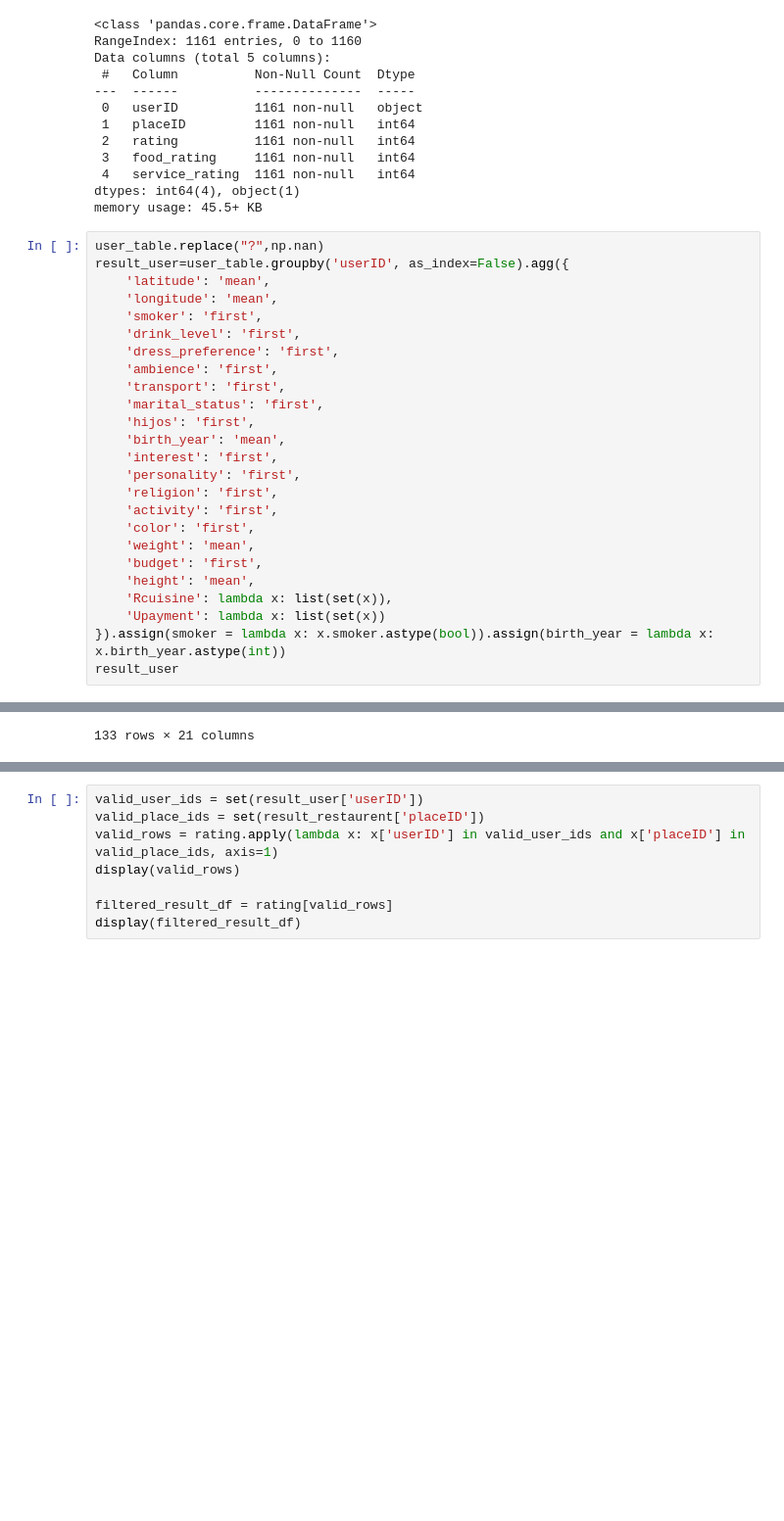
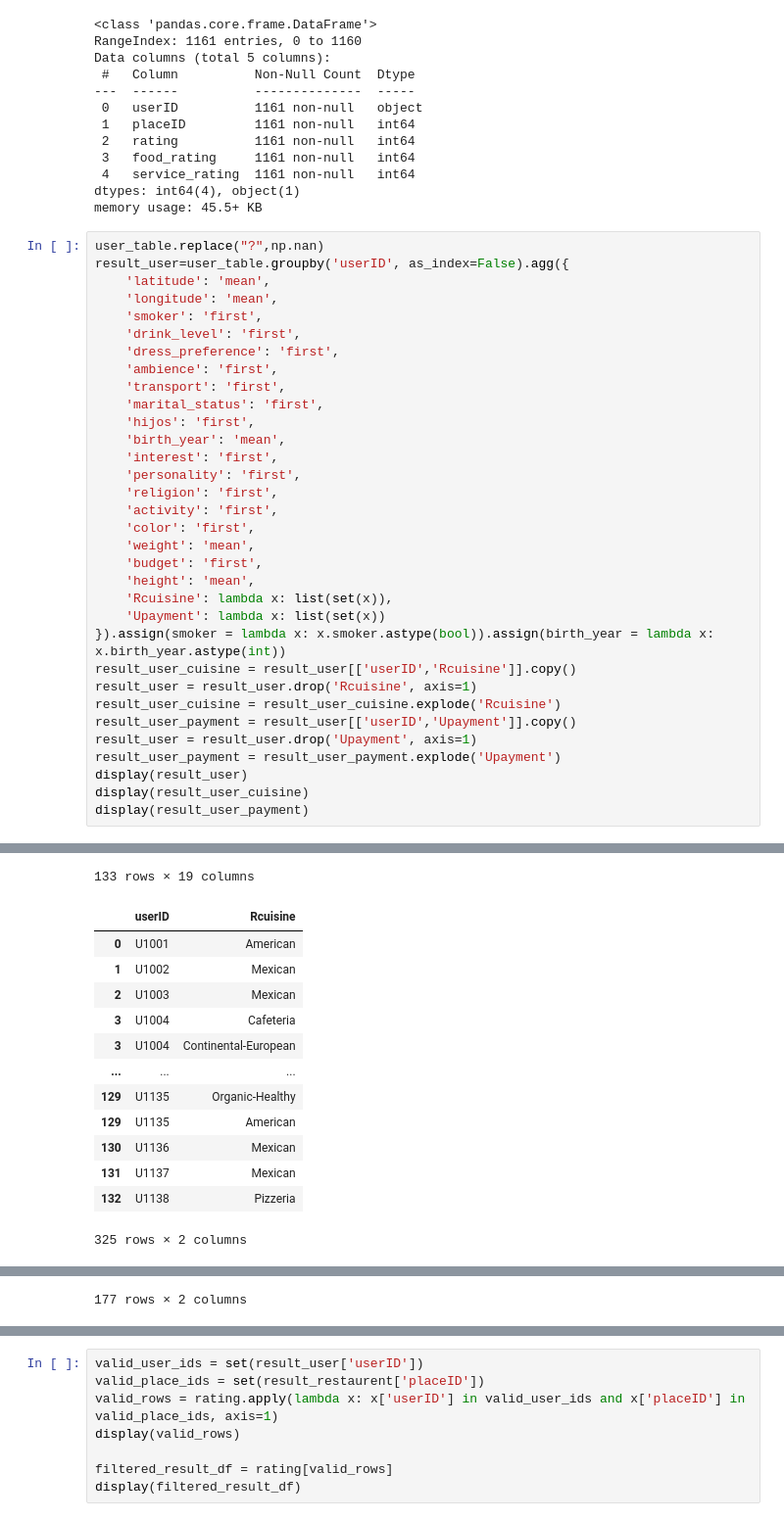
Before and after one commit to R4Y-R4Y/dbms_project, a Jupyter notebook: etl.ipynb, the cells around one changed output, grey strips where cells are left out. Shown: that part at 98% size. Cells and saved outputs as stored; diff of their text form; blank space fills up the shorter version.

```diff
--- a/etl.ipynb
+++ b/etl.ipynb
@@ -137,32 +137,53 @@ result_user=user_table.groupby('userID', as_index=False).agg({
     'dress_preference': 'first',
     'ambience': 'first',
     'transport': 'first',
     'marital_status': 'first',
     'hijos': 'first',
     'birth_year': 'mean',
     'interest': 'first',
     'personality': 'first',
     'religion': 'first',
     'activity': 'first',
     'color': 'first',
     'weight': 'mean',
     'budget': 'first',
     'height': 'mean',
     'Rcuisine': lambda x: list(set(x)),
     'Upayment': lambda x: list(set(x))
 }).assign(smoker = lambda x: x.smoker.astype(bool)).assign(birth_year = lambda x: x.birth_year.astype(int))
-result_user
+result_user_cuisine = result_user[['userID','Rcuisine']].copy()
+result_user = result_user.drop('Rcuisine', axis=1)
+result_user_cuisine = result_user_cuisine.explode('Rcuisine')
+result_user_payment = result_user[['userID','Upayment']].copy()
+result_user = result_user.drop('Upayment', axis=1)
+result_user_payment = result_user_payment.explode('Upayment')
+display(result_user)
+display(result_user_cuisine)
+display(result_user_payment)
 # %% [output]
 |  | userID | latitude | longitude | smoker | drink_level | dress_preference | ambience | transport | ... |
 | 0 | U1001 | 22.139997 | -100.978803 | True | abstemious | informal | family | on foot | ... |
 | 1 | U1002 | 22.150087 | -100.983325 | True | abstemious | informal | family | public | ... |
 | 2 | U1003 | 22.119847 | -100.946527 | True | social drinker | formal | family | public | ... |
 | 3 | U1004 | 18.867000 | -99.183000 | True | abstemious | informal | family | public | ... |
 | 4 | U1005 | 22.183477 | -100.959891 | True | abstemious | no preference | family | public | ... |
 | ... | ... | ... | ... | ... | ... | ... | ... | ... | ... |
 | 128 | U1134 | 22.149654 | -100.998610 | True | casual drinker | no preference | family | public | ... |
 | 129 | U1135 | 22.170396 | -100.949936 | True | casual drinker | informal | family | on foot | ... |
 | 130 | U1136 | 22.149607 | -100.997235 | True | social drinker | no preference | friends | car owner | ... |
 | 131 | U1137 | 22.144803 | -100.944623 | True | social drinker | formal | family | public | ... |
 | 132 | U1138 | 22.152884 | -100.939663 | True | social drinker | formal | friends | public | ... |
-133 rows × 21 columns
+133 rows × 19 columns
+|  | userID | Rcuisine |
+| 0 | U1001 | American |
+| 1 | U1002 | Mexican |
+| 2 | U1003 | Mexican |
+| 3 | U1004 | Cafeteria |
+| 3 | U1004 | Continental-European |
+| ... | ... | ... |
+| 129 | U1135 | Organic-Healthy |
+| 129 | U1135 | American |
+| 130 | U1136 | Mexican |
+| 131 | U1137 | Mexican |
+| 132 | U1138 | Pizzeria |
+325 rows × 2 columns
@@ -169,3 +202,4 @@ result_user
+177 rows × 2 columns
 # %%
 
 restaurent_table.replace("?",np.nan).head(20)
```
Also changed, not shown: parts of 3 cells of this notebook, 8 other files.
